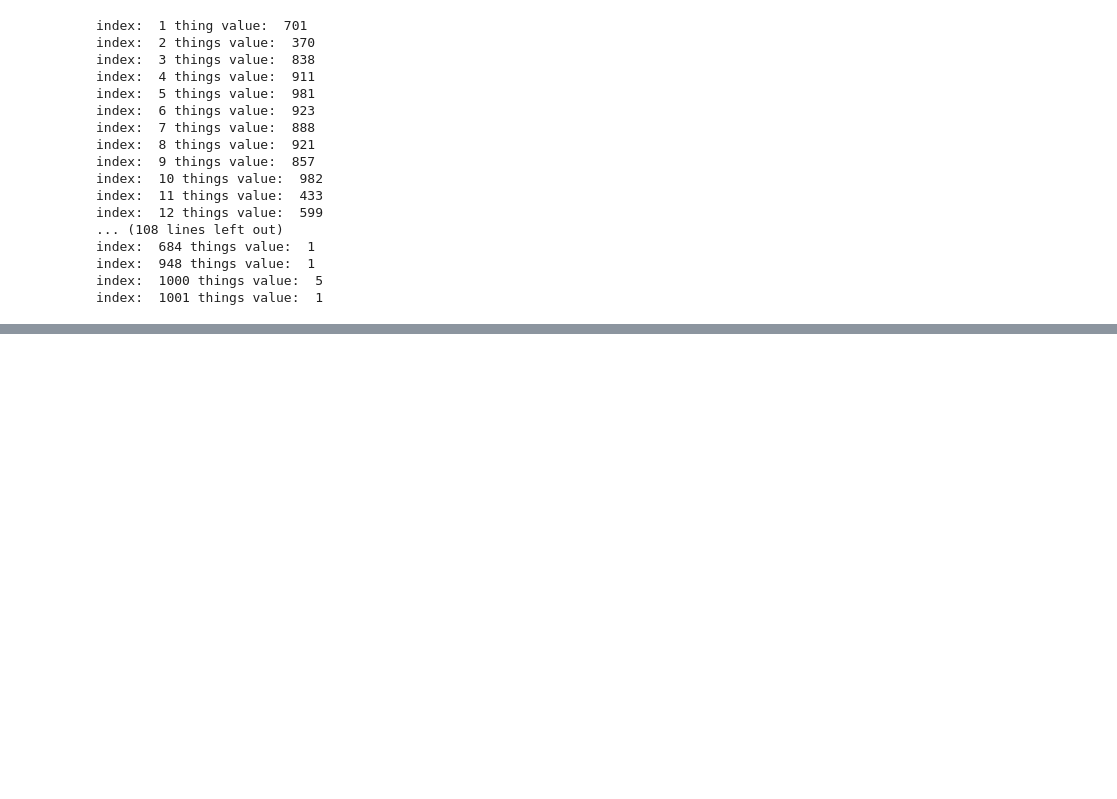
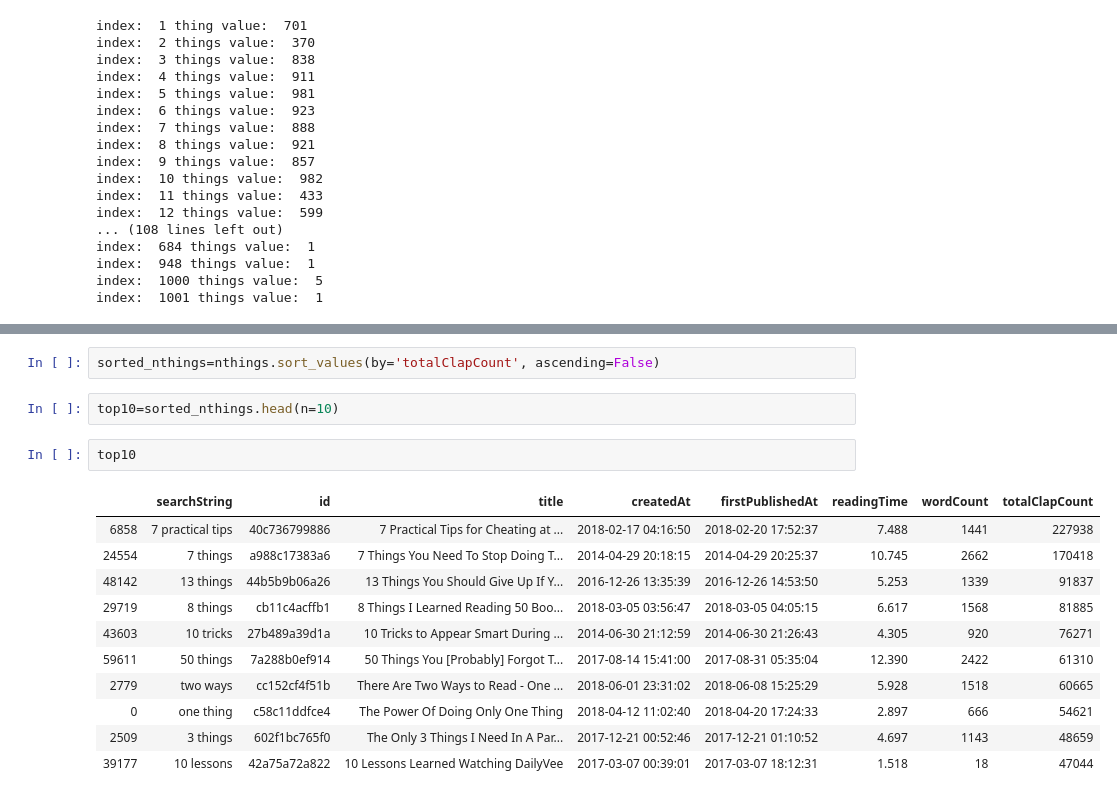
Before and after one commit to peter-de-boer/scrape_medium, a Jupyter notebook: nthings.ipynb, the cells around one changed output, grey strips where cells are left out. Cells and saved outputs as stored; diff of their text form; blank space fills up the shorter version.

```diff
--- a/nthings.ipynb
+++ b/nthings.ipynb
@@ -134,0 +377,18 @@ index:  1001 things value:  1
+# %%
+sorted_nthings=nthings.sort_values(by='totalClapCount', ascending=False)
+# %%
+top10=sorted_nthings.head(n=10)
+# %%
+top10
+# %% [output]
+|  | searchString | id | title | createdAt | firstPublishedAt | readingTime | wordCount | totalClapCount |
+| 6858 | 7 practical tips | 40c736799886 | 7 Practical Tips for Cheating at ... | 2018-02-17 04:16:50 | 2018-02-20 17:52:37 | 7.488 | 1441 | 227938 |
+| 24554 | 7 things | a988c17383a6 | 7 Things You Need To Stop Doing T... | 2014-04-29 20:18:15 | 2014-04-29 20:25:37 | 10.745 | 2662 | 170418 |
+| 48142 | 13 things | 44b5b9b06a26 | 13 Things You Should Give Up If Y... | 2016-12-26 13:35:39 | 2016-12-26 14:53:50 | 5.253 | 1339 | 91837 |
+| 29719 | 8 things | cb11c4acffb1 | 8 Things I Learned Reading 50 Boo... | 2018-03-05 03:56:47 | 2018-03-05 04:05:15 | 6.617 | 1568 | 81885 |
+| 43603 | 10 tricks | 27b489a39d1a | 10 Tricks to Appear Smart During ... | 2014-06-30 21:12:59 | 2014-06-30 21:26:43 | 4.305 | 920 | 76271 |
+| 59611 | 50 things | 7a288b0ef914 | 50 Things You [Probably] Forgot T... | 2017-08-14 15:41:00 | 2017-08-31 05:35:04 | 12.390 | 2422 | 61310 |
+| 2779 | two ways | cc152cf4f51b | There Are Two Ways to Read - One ... | 2018-06-01 23:31:02 | 2018-06-08 15:25:29 | 5.928 | 1518 | 60665 |
+| 0 | one thing | c58c11ddfce4 | The Power Of Doing Only One Thing | 2018-04-12 11:02:40 | 2018-04-20 17:24:33 | 2.897 | 666 | 54621 |
+| 2509 | 3 things | 602f1bc765f0 | The Only 3 Things I Need In A Par... | 2017-12-21 00:52:46 | 2017-12-21 01:10:52 | 4.697 | 1143 | 48659 |
+| 39177 | 10 lessons | 42a75a72a822 | 10 Lessons Learned Watching DailyVee | 2017-03-07 00:39:01 | 2017-03-07 18:12:31 | 1.518 | 18 | 47044 |
```
Also changed, not shown: parts of 14 cells of this notebook.
